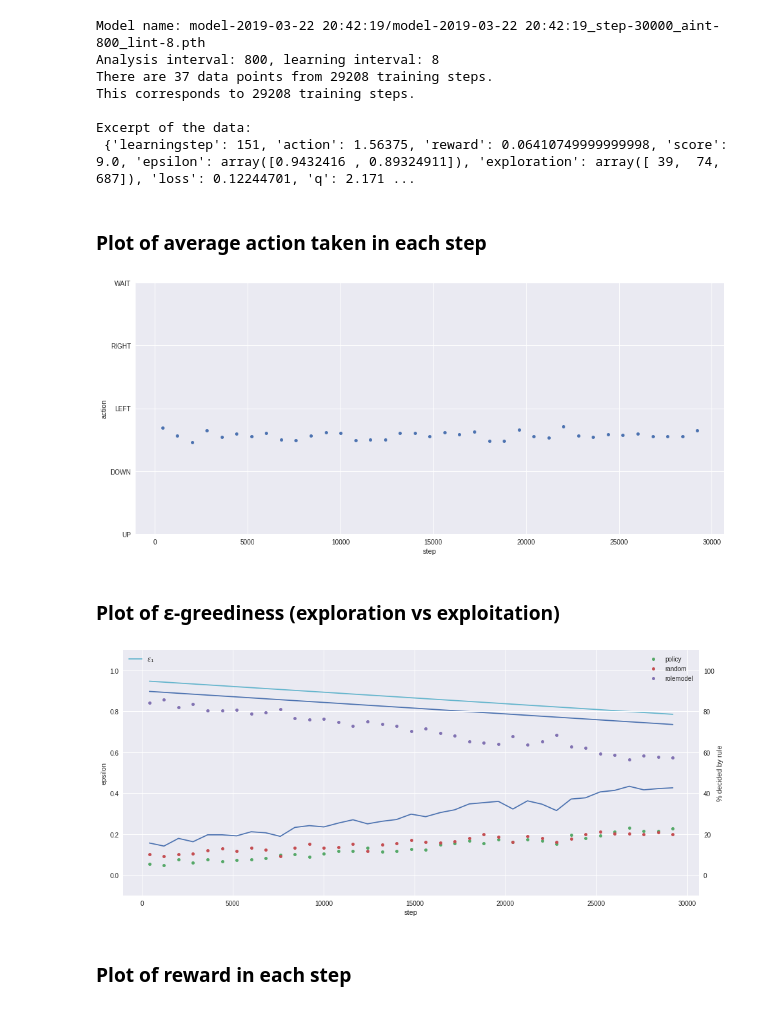
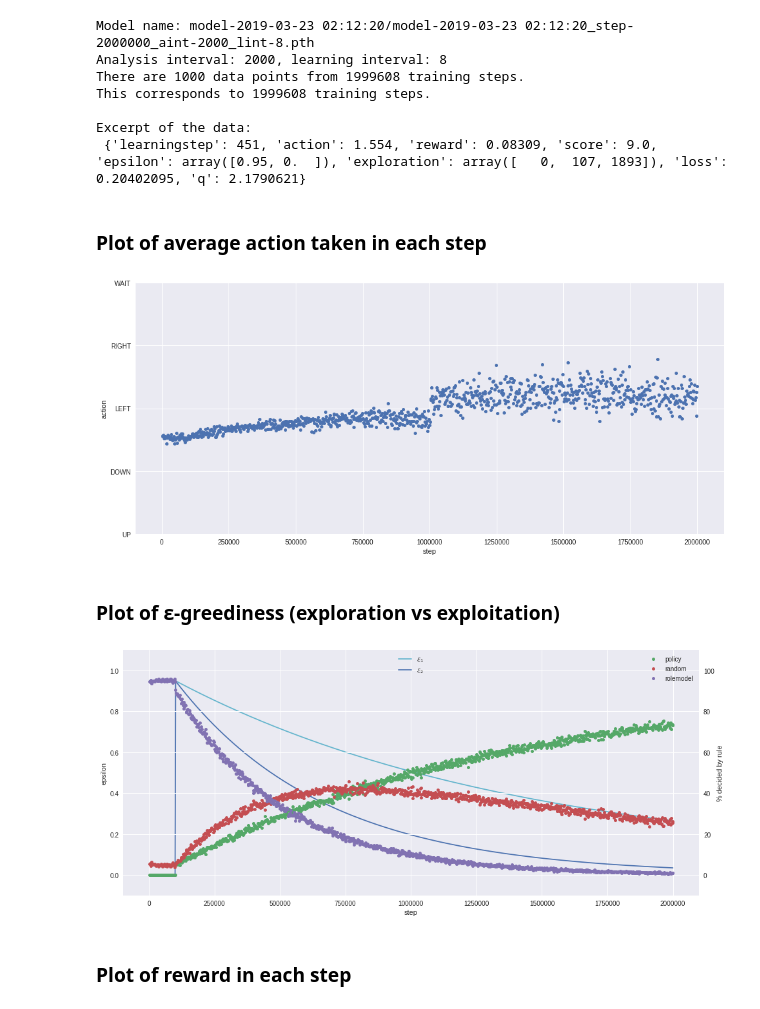
Before and after one commit to jkreft/ifml_project, a Jupyter notebook: analysis.ipynb, the cells around one changed output. Cells and saved outputs as stored; diff of their text form; code cells hidden in the pictures.

```diff
--- a/analysis.ipynb
+++ b/analysis.ipynb
@@ -27,13 +27,13 @@ def latest(d):
     return flist[np.argmax(flist[np.where(flist[:,1] == np.max(flist[:,1]))][:,2])][0]
 # %%
 last = True
-directory = '/home/phaetjay/models/test/'
-modelname = 'model-2019-03-22 20:42:19'
-step = 30000
+directory = '/home/phaetjay/models/coins/cuda/'
+modelname = 'model-2019-03-23 02:12:20'
+step = 2000000
 
 name = ''
 #name = latest(directory) if last else name
-name = modelname + '/' + modelname + '_step-' + str(step) + '_aint-800_lint-8' + '.pth'
+name = modelname + '/' + modelname + '_step-' + str(step) + '_aint-2000_lint-8' + '.pth'
 # %%
 print('Model name:', name)
 aint = int(name.split('_aint-')[1].split('_lint')[0])
@@ -47,13 +47,13 @@ print(f'There are {len(data)} data points from {maxstep} training steps.')
 print(f'This corresponds to {maxstep} training steps.')
 print('\nExcerpt of the data:\n',data[1])
 # %% [output]
-Model name: model-2019-03-22 20:42:19/model-2019-03-22 20:42:19_step-30000_aint-800_lint-8.pth
-Analysis interval: 800, learning interval: 8
-There are 37 data points from 29208 training steps.
-This corresponds to 29208 training steps.
+Model name: model-2019-03-23 02:12:20/model-2019-03-23 02:12:20_step-2000000_aint-2000_lint-8.pth
+Analysis interval: 2000, learning interval: 8
+There are 1000 data points from 1999608 training steps.
+This corresponds to 1999608 training steps.
 
 Excerpt of the data:
- {'learningstep': 151, 'action': 1.56375, 'reward': 0.06410749999999998, 'score': 9.0, 'epsilon': array([0.9432416 , 0.89324911]), 'exploration': array([ 39,  74, 687]), 'loss': 0.12244701, 'q': 2.171 ...
+ {'learningstep': 451, 'action': 1.554, 'reward': 0.08309, 'score': 9.0, 'epsilon': array([0.95, 0.  ]), 'exploration': array([   0,  107, 1893]), 'loss': 0.20402095, 'q': 2.1790621}
 # %%
 action = [step['action'] for step in data]
 reward = [step['reward'] for step in data]
@@ -73,28 +73,27 @@ plt.ylabel('action')
 plt.plot(steps, action, 'o', ms=5, color='C6')
 plt.savefig(directory + name + '_action.png', dpi=300)
 # %% [output]
-[figure, old version]
+[figure, new version]
 # %% [markdown]
 ### Plot of ε-greediness (exploration vs exploitation)
 # %%
 plt.figure(figsize=(16, 7))
 plt.xlabel('step')
 plt.ylim(-0.1, 1.1)
 plt.ylabel('epsilon')
 plt.plot(steps, epsilon[0], '-', ms=3, color='C5', label=r'$\epsilon_1$')
-plt.plot(steps, epsilon[1], '-', ms=3, color='C6')
-plt.legend(loc='upper left')
+plt.plot(steps, epsilon[1], '-', ms=3, color='C6', label=r'$\epsilon_2$')
+plt.legend(loc='upper center')
 plt.twinx()
 plt.ylabel(r'% decided by rule')
 plt.ylim(-10, 110)
 plt.plot(steps, exploration[0], 'o', ms='5', color='C7', label='policy')
 plt.plot(steps, exploration[1], 'o', ms='5', color='C8', label='random')
 plt.plot(steps, exploration[2], 'o', ms='5', color='C9', label='rolemodel')
-plt.plot(steps, exploration[0]+exploration[1])
 plt.legend(loc='upper right')
 plt.savefig(directory + name + '_epsilon.png', dpi=300)
 # %% [output]
-[figure, old version]
+[figure, new version]
 # %% [markdown]
 ### Plot of reward in each step
 # %%
```
Also changed, not shown: parts of 3 cells of this notebook, 4 other files.
